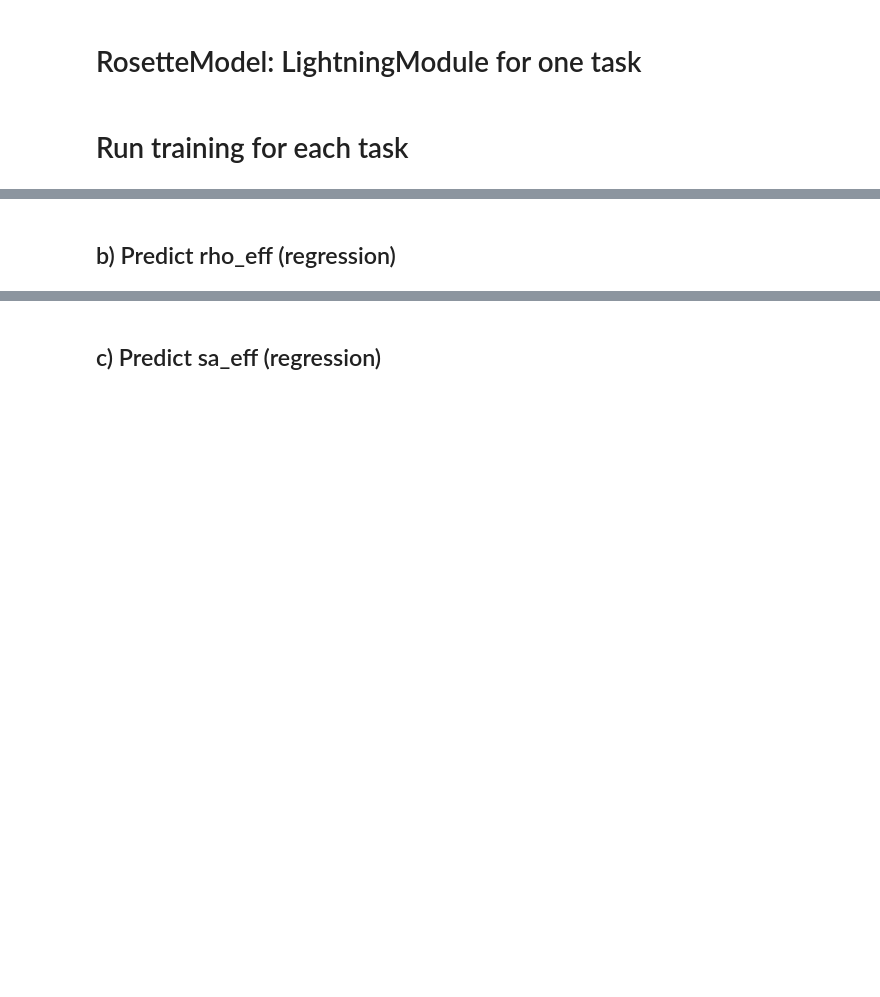
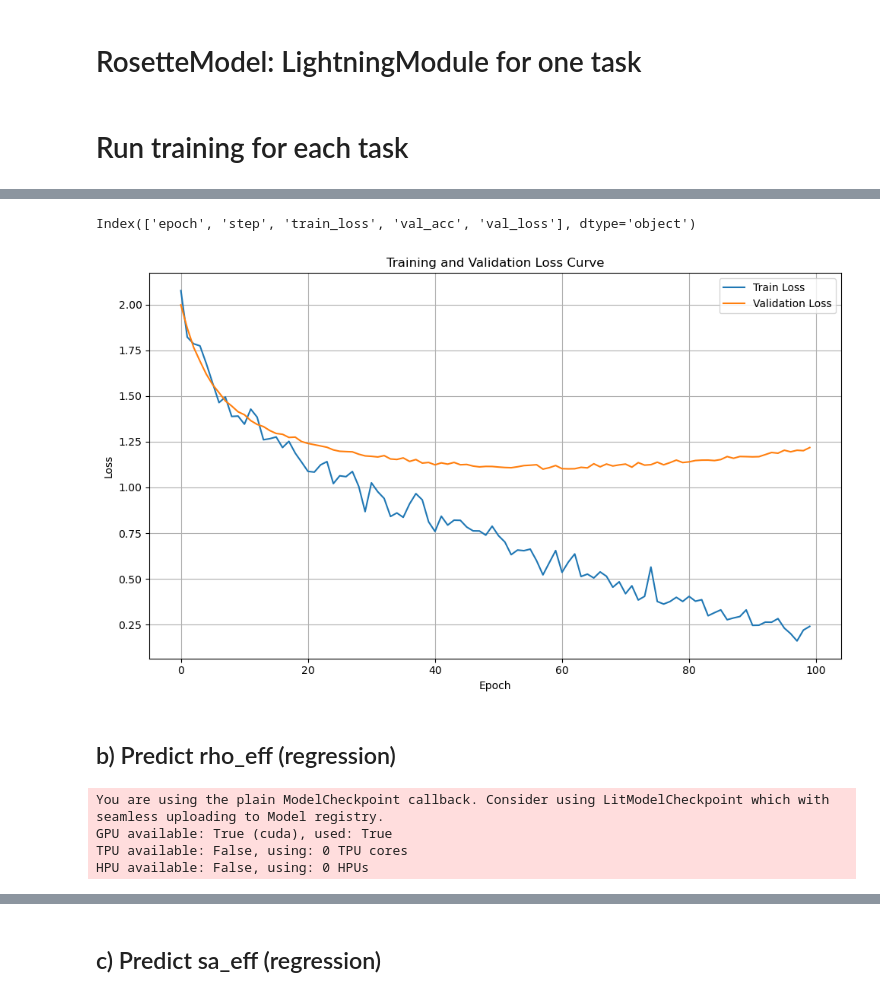
Before and after one commit to josephko91/ice3d, a Jupyter notebook: notebooks/21-train-torch-models.ipynb, the cells around one changed output, grey strips where cells are left out. Saved outputs shown, nothing was run; the diff lists cells and outputs as text; code cells hidden in the pictures; blank space fills up the shorter version.

Commit message:
start regression rho_eff

```diff
--- a/notebooks/21-train-torch-models.ipynb
+++ b/notebooks/21-train-torch-models.ipynb
@@ -205,2 +297,64 @@ FileNotFoundError: [Errno 2] No such file or directory: '/glade/derecho/scratch/
+# %%
+# plot the loss curve
+log_path = '/glade/u/home/joko/ice3d/models/lightning_logs/resnet-18-n1000-default-n_arms-csv/version_20/metrics.csv'
+# Read the metrics.csv file using pandas
+metrics_df = pd.read_csv(log_path)
+# Inspect the columns of the DataFrame (to ensure it's structured properly)
+print(metrics_df.columns)
+# Drop the 'step' column
+metrics_df = metrics_df.drop(columns=['step'])
+# Group by 'epoch' and aggregate using the mean (or use 'last' for the final step of each epoch)
+metrics_df = metrics_df.groupby('epoch').agg({
+    'train_loss': 'mean',   # Take the mean of the training loss over steps in the same epoch
+    'val_loss': 'mean',     # Take the mean of the validation loss over steps in the same epoch
+    'val_acc': 'mean'       # Take the mean of the validation accuracy over steps in the same epoch
+}).reset_index()
+# Plot the loss curve (for training and validation losses)
+plt.figure(figsize=(10, 6))
+# You can plot the training and validation loss curves if both are available in the CSV
+if 'train_loss' in metrics_df.columns:
+    plt.plot(metrics_df['epoch'], metrics_df['train_loss'], label='Train Loss')
+
+if 'val_loss' in metrics_df.columns:
+    plt.plot(metrics_df['epoch'], metrics_df['val_loss'], label='Validation Loss')
+plt.xlabel('Epoch')
+plt.ylabel('Loss')
+plt.title('Training and Validation Loss Curve')
+plt.legend()
+plt.grid(True)
+plt.tight_layout()
+plt.show()
+# %% [output]
+Index(['epoch', 'step', 'train_loss', 'val_acc', 'val_loss'], dtype='object')
+[figure, added]
 # %% [markdown]
 ## b) Predict rho_eff (regression)
+# %%
+# setup trainer
+data_dir = '/glade/derecho/scratch/joko/synth-ros/params_200_50_20250403/subset_n1000_default_split'
+num_classes = len(labels['n_arms'].unique())
+target = 'rho_eff'
+log_dir = '/glade/u/home/joko/ice3d/models/lightning_logs'
+tb_log_name = f'resnet-18-n1000-default-{target}-tb'
+csv_log_name = f'resnet-18-n1000-default-{target}-csv'
+tb_logger = TensorBoardLogger(log_dir, name=tb_log_name)
+csv_logger = CSVLogger(log_dir, name=csv_log_name)
+transform = transforms.Compose([
+    transforms.Resize((224, 224)),
+    transforms.ToTensor()
+])
+dm_class = RosetteDataModule(data_dir, labels_file, batch_size=32, target=target, transform=transform)
+model_rho = RosetteModel(task='regression',
+                         num_classes=num_classes,
+                         lr=1e-6,
+                         target='rho_eff',
+                         weights=None)
+trainer = Trainer(max_epochs=50,
+                  accelerator="auto",
+                  logger=[csv_logger, tb_logger],
+                  enable_progress_bar=True)
+# %% [output]
+You are using the plain ModelCheckpoint callback. Consider using LitModelCheckpoint which with seamless uploading to Model registry.
+GPU available: True (cuda), used: True
+TPU available: False, using: 0 TPU cores
+HPU available: False, using: 0 HPUs
```
Also changed, not shown: parts of 18 cells of this notebook, 12 other files.
